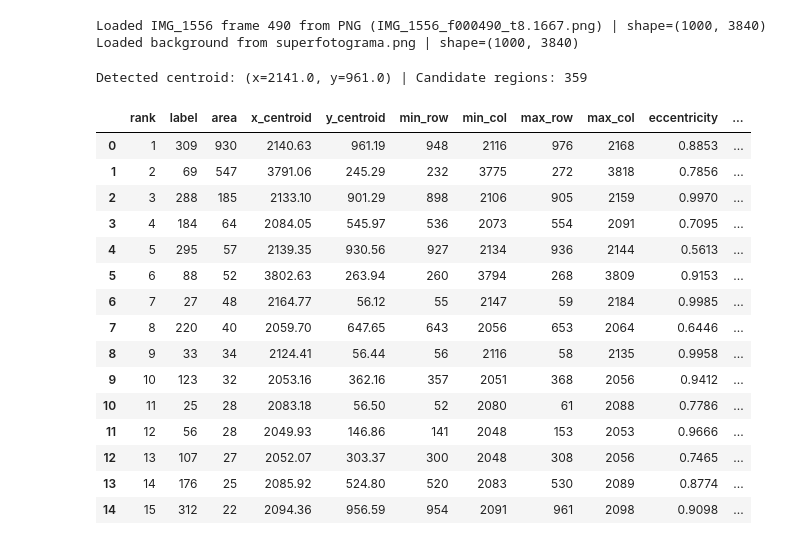
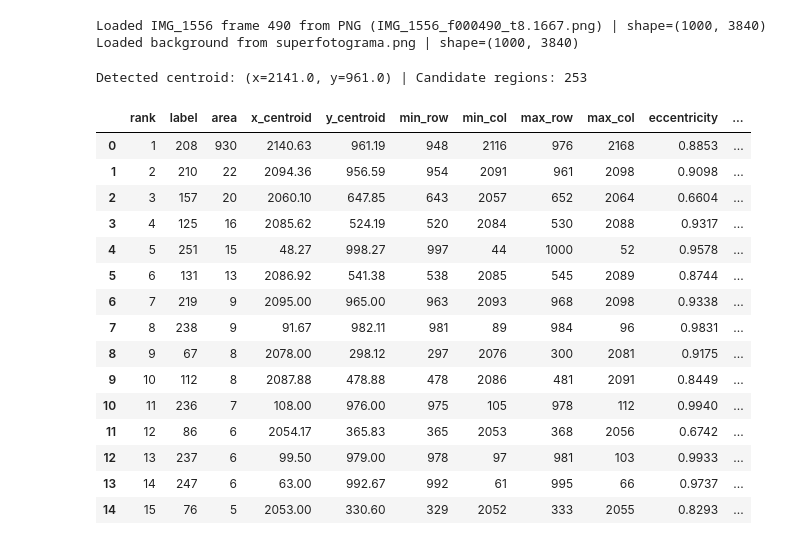
Before and after one commit to aaronbernal28/labo13-nuevos-videos-1080, a Jupyter notebook: notebooks/debug_frame_detection.ipynb, the cells around one changed output. Cells and saved outputs as stored; diff of their text form; code cells hidden in the pictures.

```diff
--- a/notebooks/debug_frame_detection.ipynb
+++ b/notebooks/debug_frame_detection.ipynb
@@ -53,7 +53,7 @@ Loaded IMG_1556 frame 490 from PNG (IMG_1556_f000490_t8.1667.png) | shape=(1000,
 Loaded background from superfotograma.png | shape=(1000, 3840)
 # %%
 diff_image = background_gray.astype(np.float64) - frame_gray.astype(np.float64)
-diff_image = np.abs(diff_image) # Convert to absolute values
+#diff_image = np.abs(diff_image) # Convert to absolute values
 raw_mask = (diff_image > THRESHOLD_LOW) & (diff_image < THRESHOLD_HIGH)
 closed_mask = skimage.morphology.closing(
     raw_mask, skimage.morphology.disk(MORPHOLOGY_DISK_RADIUS)
@@ -62,49 +62,49 @@ labels = skimage.measure.label(closed_mask)
 regions = sorted(skimage.measure.regionprops(labels), key=lambda r: float(r.area), reverse=True)
 
 if regions:
     x_px = float(round(regions[0].centroid[1]))
     y_px = float(round(regions[0].centroid[0]))
 else:
     x_px = float("nan")
     y_px = float("nan")
 print(f"Detected centroid: (x={x_px}, y={y_px}) | Candidate regions: {len(regions)}")
 
 region_rows: list[dict[str, float | int]] = [
     {
         "rank": rank,
         "label": int(reg.label),
         "area": int(reg.area),
         "x_centroid": round(float(reg.centroid[1]), 2),
         "y_centroid": round(float(reg.centroid[0]), 2),
         "min_row": int(reg.bbox[0]),
         "min_col": int(reg.bbox[1]),
         "max_row": int(reg.bbox[2]),
         "max_col": int(reg.bbox[3]),
         "eccentricity": round(float(reg.eccentricity), 4),
         "solidity": round(float(reg.solidity), 4),
     }
     for rank, reg in enumerate(regions[:15], start=1)
 ]
 df_regions = pd.DataFrame(region_rows)
 df_regions
 # %% [output]
-Detected centroid: (x=2141.0, y=961.0) | Candidate regions: 359
+Detected centroid: (x=2141.0, y=961.0) | Candidate regions: 253
 |  | rank | label | area | x_centroid | y_centroid | min_row | min_col | max_row | max_col | eccentricity | ... |
-| 0 | 1 | 309 | 930 | 2140.63 | 961.19 | 948 | 2116 | 976 | 2168 | 0.8853 | ... |
-| 1 | 2 | 69 | 547 | 3791.06 | 245.29 | 232 | 3775 | 272 | 3818 | 0.7856 | ... |
-| 2 | 3 | 288 | 185 | 2133.10 | 901.29 | 898 | 2106 | 905 | 2159 | 0.9970 | ... |
-| 3 | 4 | 184 | 64 | 2084.05 | 545.97 | 536 | 2073 | 554 | 2091 | 0.7095 | ... |
-| 4 | 5 | 295 | 57 | 2139.35 | 930.56 | 927 | 2134 | 936 | 2144 | 0.5613 | ... |
-| 5 | 6 | 88 | 52 | 3802.63 | 263.94 | 260 | 3794 | 268 | 3809 | 0.9153 | ... |
-| 6 | 7 | 27 | 48 | 2164.77 | 56.12 | 55 | 2147 | 59 | 2184 | 0.9985 | ... |
-| 7 | 8 | 220 | 40 | 2059.70 | 647.65 | 643 | 2056 | 653 | 2064 | 0.6446 | ... |
-| 8 | 9 | 33 | 34 | 2124.41 | 56.44 | 56 | 2116 | 58 | 2135 | 0.9958 | ... |
-| 9 | 10 | 123 | 32 | 2053.16 | 362.16 | 357 | 2051 | 368 | 2056 | 0.9412 | ... |
-| 10 | 11 | 25 | 28 | 2083.18 | 56.50 | 52 | 2080 | 61 | 2088 | 0.7786 | ... |
-| 11 | 12 | 56 | 28 | 2049.93 | 146.86 | 141 | 2048 | 153 | 2053 | 0.9666 | ... |
-| 12 | 13 | 107 | 27 | 2052.07 | 303.37 | 300 | 2048 | 308 | 2056 | 0.7465 | ... |
-| 13 | 14 | 176 | 25 | 2085.92 | 524.80 | 520 | 2083 | 530 | 2089 | 0.8774 | ... |
-| 14 | 15 | 312 | 22 | 2094.36 | 956.59 | 954 | 2091 | 961 | 2098 | 0.9098 | ... |
+| 0 | 1 | 208 | 930 | 2140.63 | 961.19 | 948 | 2116 | 976 | 2168 | 0.8853 | ... |
+| 1 | 2 | 210 | 22 | 2094.36 | 956.59 | 954 | 2091 | 961 | 2098 | 0.9098 | ... |
+| 2 | 3 | 157 | 20 | 2060.10 | 647.85 | 643 | 2057 | 652 | 2064 | 0.6604 | ... |
+| 3 | 4 | 125 | 16 | 2085.62 | 524.19 | 520 | 2084 | 530 | 2088 | 0.9317 | ... |
+| 4 | 5 | 251 | 15 | 48.27 | 998.27 | 997 | 44 | 1000 | 52 | 0.9578 | ... |
+| 5 | 6 | 131 | 13 | 2086.92 | 541.38 | 538 | 2085 | 545 | 2089 | 0.8744 | ... |
+| 6 | 7 | 219 | 9 | 2095.00 | 965.00 | 963 | 2093 | 968 | 2098 | 0.9338 | ... |
+| 7 | 8 | 238 | 9 | 91.67 | 982.11 | 981 | 89 | 984 | 96 | 0.9831 | ... |
+| 8 | 9 | 67 | 8 | 2078.00 | 298.12 | 297 | 2076 | 300 | 2081 | 0.9175 | ... |
+| 9 | 10 | 112 | 8 | 2087.88 | 478.88 | 478 | 2086 | 481 | 2091 | 0.8449 | ... |
+| 10 | 11 | 236 | 7 | 108.00 | 976.00 | 975 | 105 | 978 | 112 | 0.9940 | ... |
+| 11 | 12 | 86 | 6 | 2054.17 | 365.83 | 365 | 2053 | 368 | 2056 | 0.6742 | ... |
+| 12 | 13 | 237 | 6 | 99.50 | 979.00 | 978 | 97 | 981 | 103 | 0.9933 | ... |
+| 13 | 14 | 247 | 6 | 63.00 | 992.67 | 992 | 61 | 995 | 66 | 0.9737 | ... |
+| 14 | 15 | 76 | 5 | 2053.00 | 330.60 | 329 | 2052 | 333 | 2055 | 0.8293 | ... |
 # %%
 fig, ax = plt.subplots(figsize=(10, 4))
 ax.hist(diff_image.ravel(), bins=256, color="steelblue")
```
Also changed, not shown: parts of 3 cells of this notebook.
